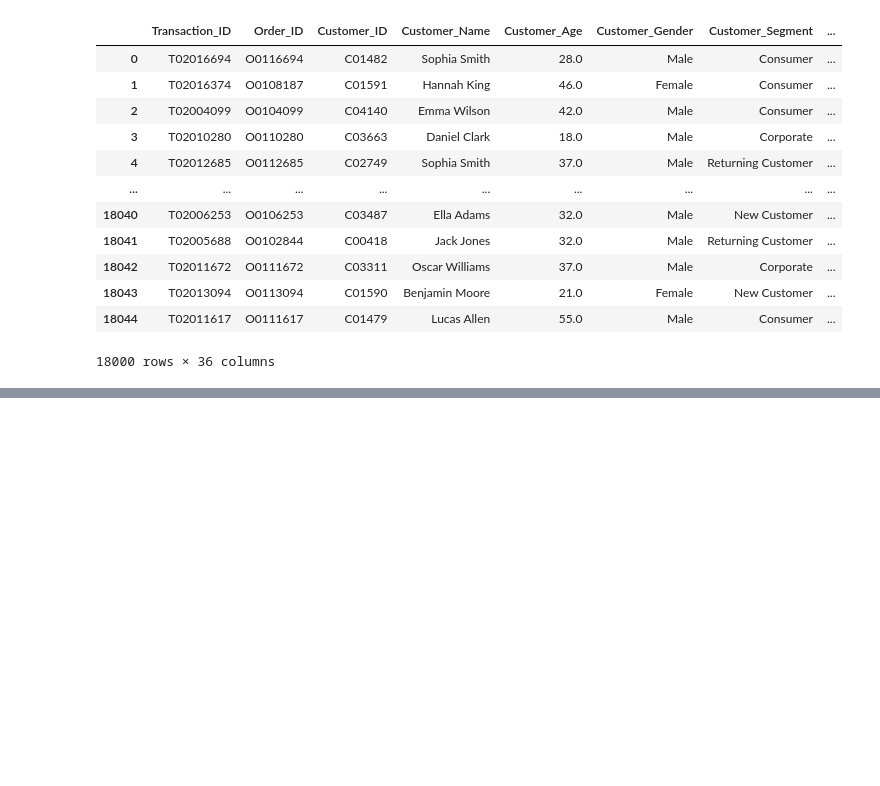
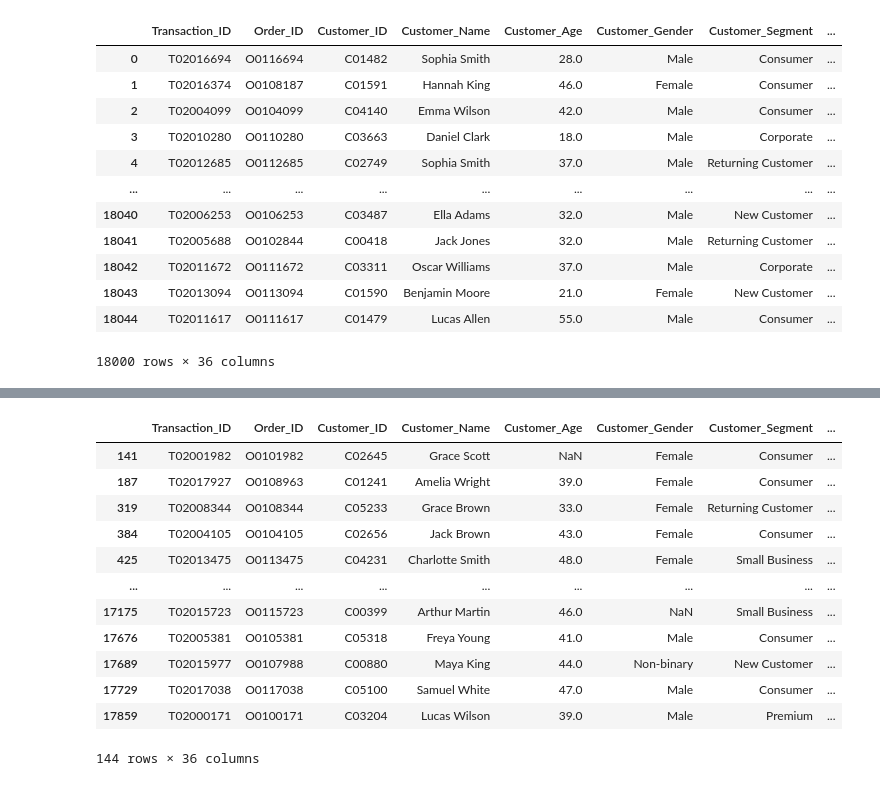
Before and after one commit to ahmesho0-commits/Retail-Project, a Jupyter notebook: Retail_Project.ipynb, the cells around one changed output, grey strips where cells are left out. Drawn from its saved outputs; the diff is of its cells as text; code cells hidden in the pictures; blank space fills up the shorter version.

```diff
--- a/Retail_Project.ipynb
+++ b/Retail_Project.ipynb
@@ -104,0 +184,16 @@ df
+# %%
+df[df['Product_Name'].isna()]
+# %% [output]
+|  | Transaction_ID | Order_ID | Customer_ID | Customer_Name | Customer_Age | Customer_Gender | Customer_Segment | ... |
+| 141 | T02001982 | O0101982 | C02645 | Grace Scott | NaN | Female | Consumer | ... |
+| 187 | T02017927 | O0108963 | C01241 | Amelia Wright | 39.0 | Female | Consumer | ... |
+| 319 | T02008344 | O0108344 | C05233 | Grace Brown | 33.0 | Female | Returning Customer | ... |
+| 384 | T02004105 | O0104105 | C02656 | Jack Brown | 43.0 | Female | Consumer | ... |
+| 425 | T02013475 | O0113475 | C04231 | Charlotte Smith | 48.0 | Female | Small Business | ... |
+| ... | ... | ... | ... | ... | ... | ... | ... | ... |
+| 17175 | T02015723 | O0115723 | C00399 | Arthur Martin | 46.0 | NaN | Small Business | ... |
+| 17676 | T02005381 | O0105381 | C05318 | Freya Young | 41.0 | Male | Consumer | ... |
+| 17689 | T02015977 | O0107988 | C00880 | Maya King | 44.0 | Non-binary | New Customer | ... |
+| 17729 | T02017038 | O0117038 | C05100 | Samuel White | 47.0 | Male | Consumer | ... |
+| 17859 | T02000171 | O0100171 | C03204 | Lucas Wilson | 39.0 | Male | Premium | ... |
+144 rows × 36 columns
```
Also changed, not shown: parts of 9 cells of this notebook, 1 other file.
